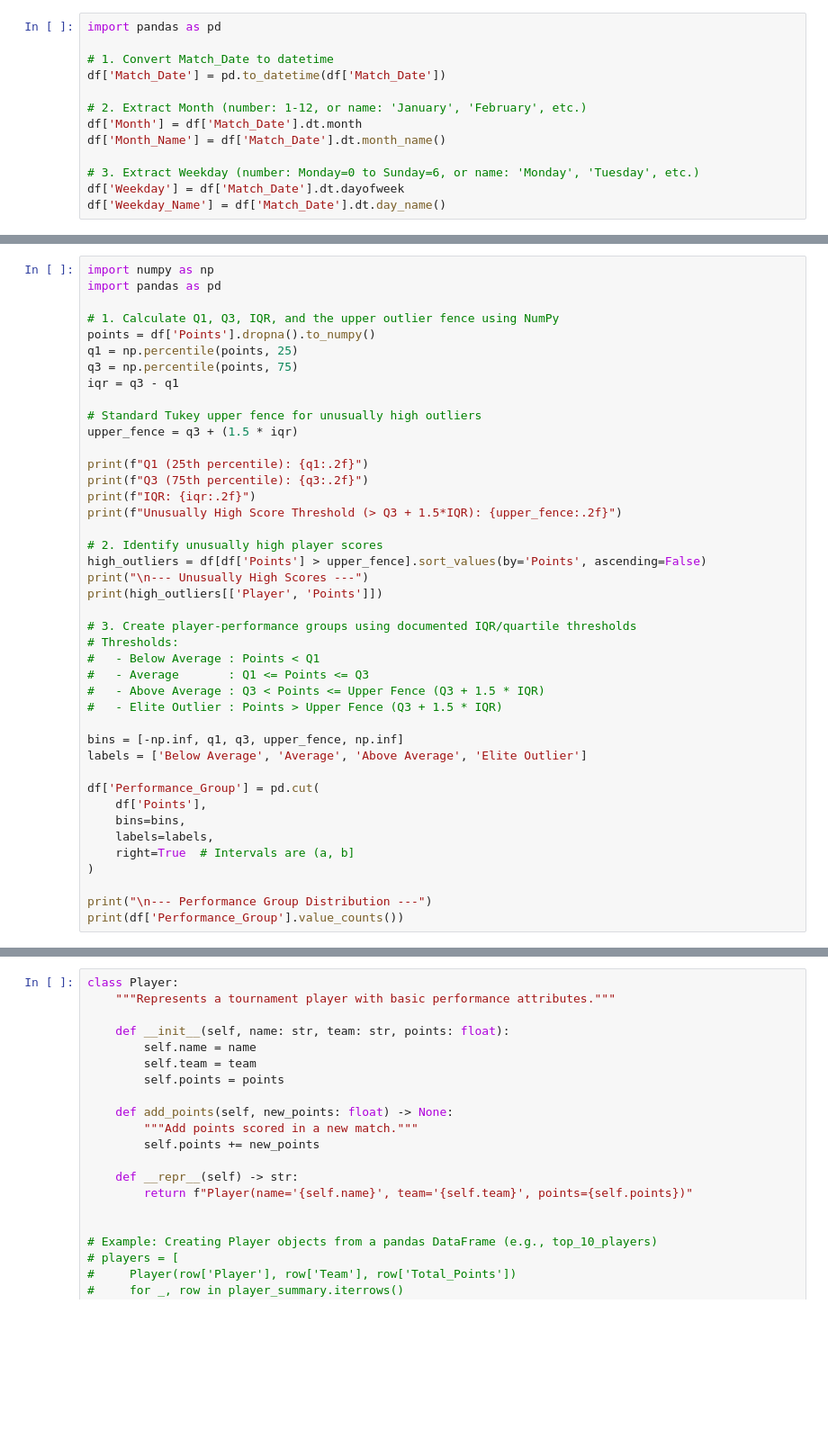
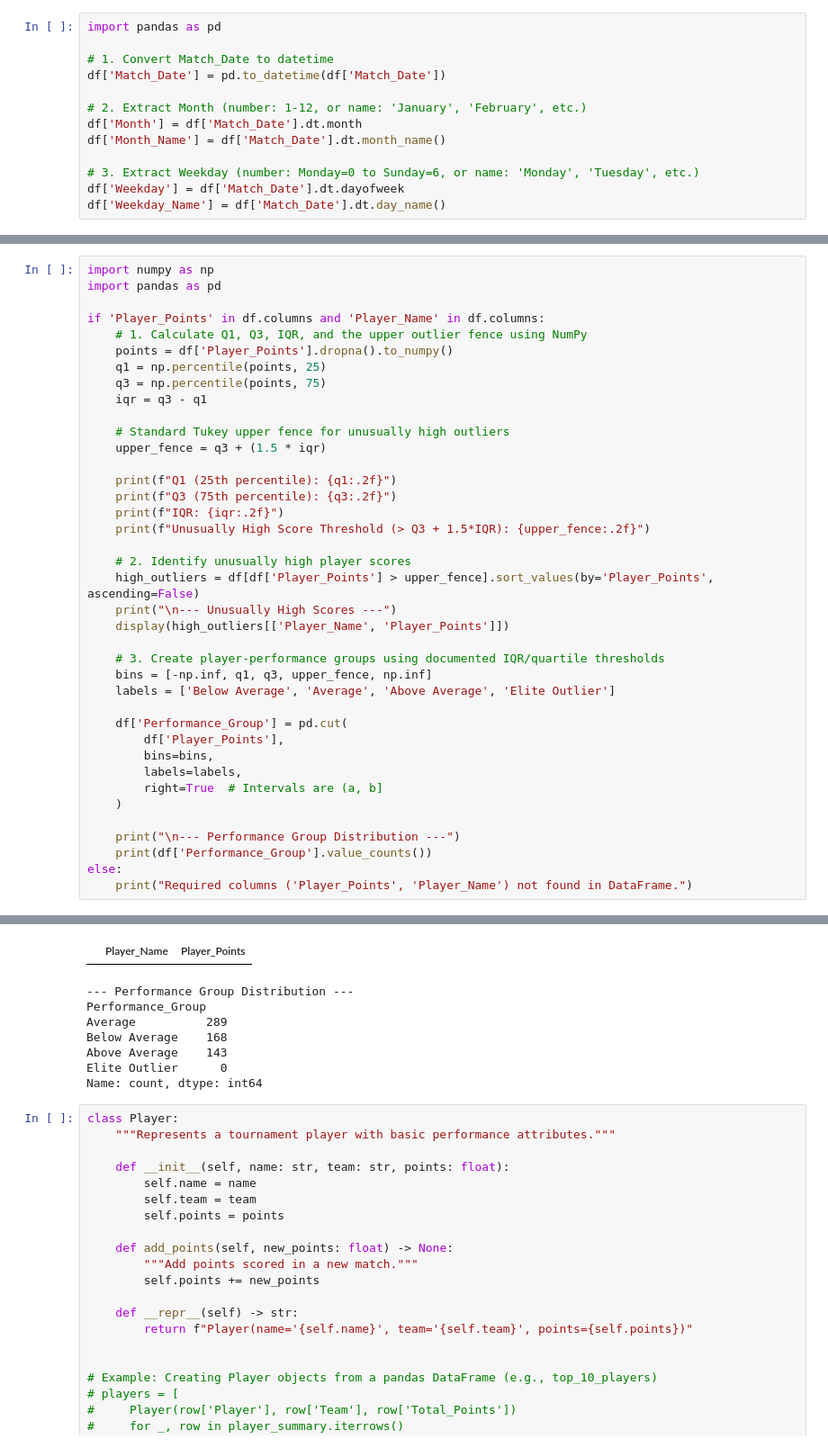
Before and after one commit to vipinsinghbora03-dot/Python_Project_28, a Jupyter notebook: project_28.ipynb, the cells around one changed output, grey strips where cells are left out. Shown at 90% size. Saved outputs shown, nothing was run; the diff lists cells and outputs as text; blank space fills up the shorter version.

```diff
--- a/project_28.ipynb
+++ b/project_28.ipynb
@@ -333,42 +346,39 @@ Standard Deviation: 44.54
 import numpy as np
 import pandas as pd
 
-# 1. Calculate Q1, Q3, IQR, and the upper outlier fence using NumPy
-points = df['Points'].dropna().to_numpy()
-q1 = np.percentile(points, 25)
-q3 = np.percentile(points, 75)
-iqr = q3 - q1
+if 'Player_Points' in df.columns and 'Player_Name' in df.columns:
+    # 1. Calculate Q1, Q3, IQR, and the upper outlier fence using NumPy
+    points = df['Player_Points'].dropna().to_numpy()
+    q1 = np.percentile(points, 25)
+    q3 = np.percentile(points, 75)
+    iqr = q3 - q1
 
-# Standard Tukey upper fence for unusually high outliers
-upper_fence = q3 + (1.5 * iqr)
+    # Standard Tukey upper fence for unusually high outliers
+    upper_fence = q3 + (1.5 * iqr)
 
-print(f"Q1 (25th percentile): {q1:.2f}")
-print(f"Q3 (75th percentile): {q3:.2f}")
-print(f"IQR: {iqr:.2f}")
-print(f"Unusually High Score Threshold (> Q3 + 1.5*IQR): {upper_fence:.2f}")
+    print(f"Q1 (25th percentile): {q1:.2f}")
+    print(f"Q3 (75th percentile): {q3:.2f}")
+    print(f"IQR: {iqr:.2f}")
+    print(f"Unusually High Score Threshold (> Q3 + 1.5*IQR): {upper_fence:.2f}")
 
-# 2. Identify unusually high player scores
-high_outliers = df[df['Points'] > upper_fence].sort_values(by='Points', ascending=False)
-print("\n--- Unusually High Scores ---")
-print(high_outliers[['Player', 'Points']])
+    # 2. Identify unusually high player scores
+    high_outliers = df[df['Player_Points'] > upper_fence].sort_values(by='Player_Points', ascending=False)
+    print("\n--- Unusually High Scores ---")
+    display(high_outliers[['Player_Name', 'Player_Points']])
 
-# 3. Create player-performance groups using documented IQR/quartile thresholds
-# Thresholds:
-#   - Below Average : Points < Q1
-#   - Average       : Q1 <= Points <= Q3
-#   - Above Average : Q3 < Points <= Upper Fence (Q3 + 1.5 * IQR)
-#   - Elite Outlier : Points > Upper Fence (Q3 + 1.5 * IQR)
+    # 3. Create player-performance groups using documented IQR/quartile thresholds
+    bins = [-np.inf, q1, q3, upper_fence, np.inf]
+    labels = ['Below Average', 'Average', 'Above Average', 'Elite Outlier']
 
-bins = [-np.inf, q1, q3, upper_fence, np.inf]
-labels = ['Below Average', 'Average', 'Above Average', 'Elite Outlier']
+    df['Performance_Group'] = pd.cut(
+        df['Player_Points'],
+        bins=bins,
+        labels=labels,
+        right=True  # Intervals are (a, b]
+    )
 
-df['Performance_Group'] = pd.cut(
-    df['Points'],
-    bins=bins,
-    labels=labels,
-    right=True  # Intervals are (a, b]
-)
-
-print("\n--- Performance Group Distribution ---")
-print(df['Performance_Group'].value_counts())
+    print("\n--- Performance Group Distribution ---")
+    print(df['Performance_Group'].value_counts())
+else:
+    print("Required columns ('Player_Points', 'Player_Name') not found in DataFrame.")
 # %% [output]
@@ -392,3 +391,11 @@ Name: count, dtype: int64
+|  | Player_Name | Player_Points |
+--- Performance Group Distribution ---
+Performance_Group
+Average          289
+Below Average    168
+Above Average    143
+Elite Outlier      0
+Name: count, dtype: int64
 # %%
 class Player:
     """Represents a tournament player with basic performance attributes."""
```
Also changed, not shown: parts of 15 cells of this notebook.
